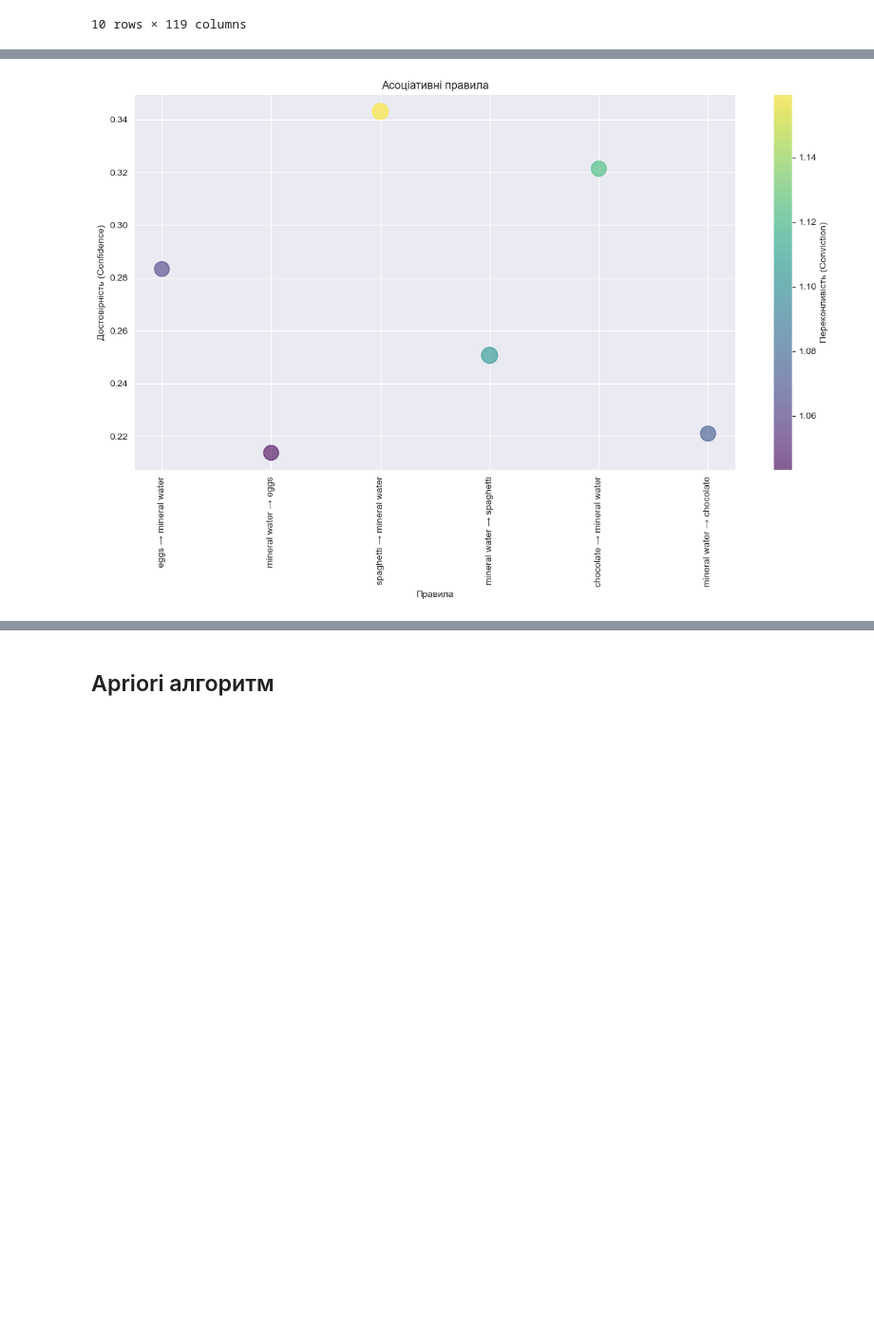
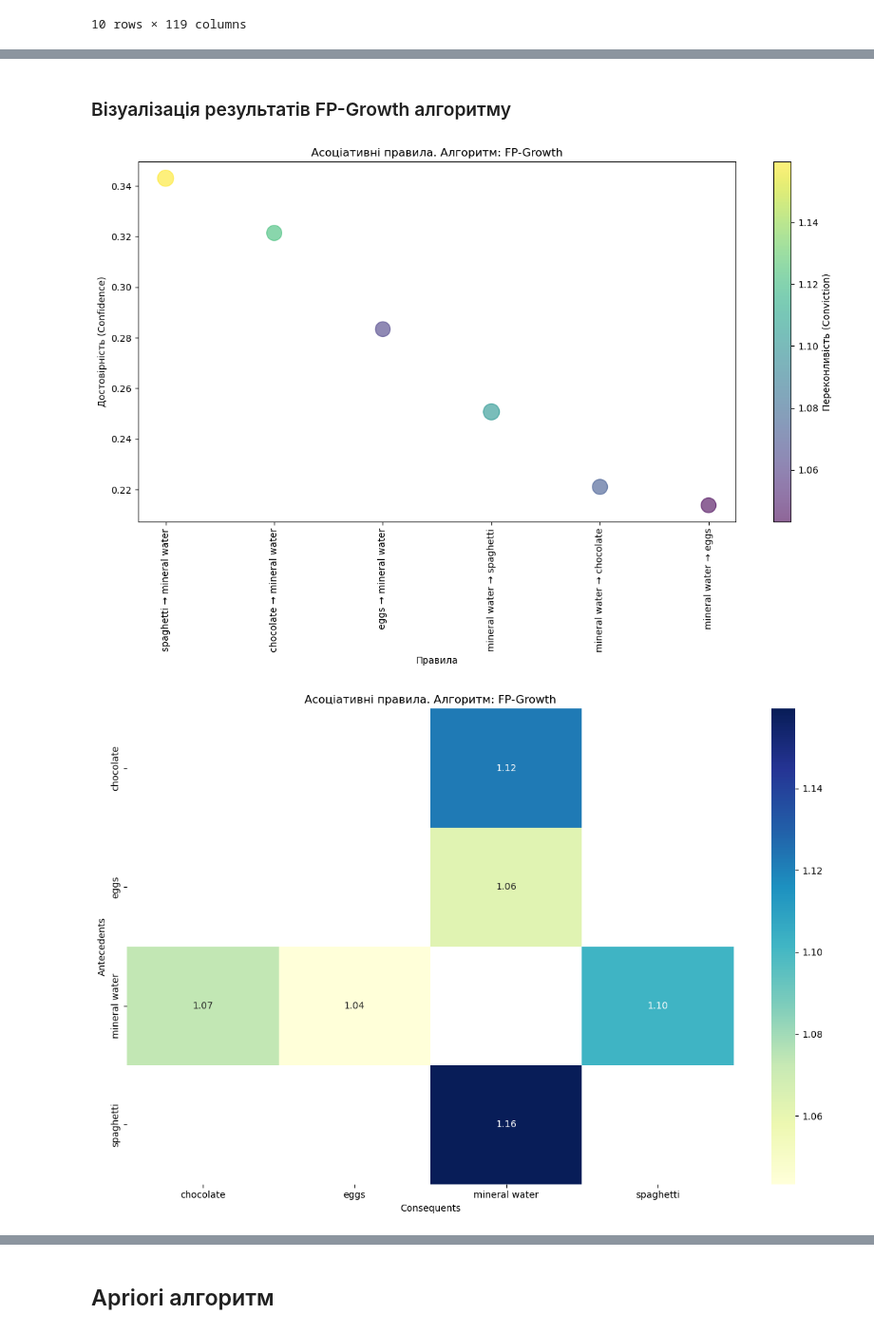
Before and after one commit to SylvaticGhost/AD, a Jupyter notebook: Lab4/lab4.ipynb, the cells around one changed output, grey strips where cells are left out. Shown at 95% size. Drawn from its saved outputs; the diff is of its cells as text; code cells hidden in the pictures; blank space fills up the shorter version.

```diff
--- a/Lab4/lab4.ipynb
+++ b/Lab4/lab4.ipynb
@@ -55,4 +54,6 @@ table.head(10)
 | 7 | black tea | 107 |
 | 8 | blueberries | 69 |
 | 9 | body spray | 86 |
+# %%
+not_used_stats = ['antecedent support', 'consequent support', 'leverage', 'representativity', 'leverage', 'zhangs_metric', 'jaccard', 'certainty', 'kulczynski']
 # %% [markdown]
@@ -79,5 +82,3 @@ df_encoded.head(10)
 # %%
-# This line uses the correct variable
-frequent_itemsets = fpgrowth(df_encoded, min_support=MIN_SUPPORT, use_colnames=True)
-frequent_itemsets['itemsets'] = frequent_itemsets['itemsets'].apply(lambda x: list(x))
-frequent_itemsets
+fpgrow_rules = fpgrowth(df_encoded, min_support=MIN_SUPPORT, use_colnames=True)
+sets_to_lists(fpgrow_rules['itemsets'])
@@ -102,7 +85,11 @@ frequent_itemsets
 # %%
-frequent_itemsets=association_rules(frequent_itemsets, metric="lift", min_threshold=1)
-frequent_itemsets['antecedents'] = frequent_itemsets['antecedents'].apply(lambda x: list(x))
-frequent_itemsets['consequents'] = frequent_itemsets['consequents'].apply(lambda x: list(x))
-frequent_itemsets.sort_values("confidence",ascending=False)
-frequent_itemsets
+fpgrow_rules=association_rules(fpgrow_rules, metric="lift", min_threshold=1)
+
+sets_to_lists(fpgrow_rules['antecedents'])
+sets_to_lists(fpgrow_rules['consequents'])
+
+fpgrow_rules.drop(not_used_stats, axis=1, inplace=True)
+fpgrow_rules = fpgrow_rules.sort_values('confidence', ascending=False)
+
+fpgrow_rules
 # %% [output]
@@ -116,19 +103,8 @@ frequent_itemsets
+# %% [markdown]
+### Візуалізація результатів FP-Growth алгоритму
 # %%
-rule_labels = [f"{', '.join(ant)} → {', '.join(con)}" for ant, con in
-               zip(frequent_itemsets['antecedents'], frequent_itemsets['consequents'])]
-
-plt.figure(figsize=(12, 8))
-
-plt.scatter(range(len(rule_labels)), frequent_itemsets['confidence'],
-            s=frequent_itemsets['support']*5000, alpha=0.6,
-            c=frequent_itemsets['conviction'], cmap='viridis')
-plt.colorbar(label='Переконливість (Conviction)')
-
-plt.xticks(range(len(rule_labels)), rule_labels, rotation=90)
-plt.ylabel('Достовірність (Confidence)')
-plt.xlabel('Правила')
-plt.title('Асоціативні правила')
-plt.tight_layout()
-plt.show()
+graph_rep(fpgrow_rules, 'FP-Growth')
+heat_map(fpgrow_rules, 'FP-Growth')
 # %% [output]
-[figure, old version]
+[figure, new version]
+[figure, added]
```
Also changed, not shown: parts of 17 cells of this notebook, 4 other files.
